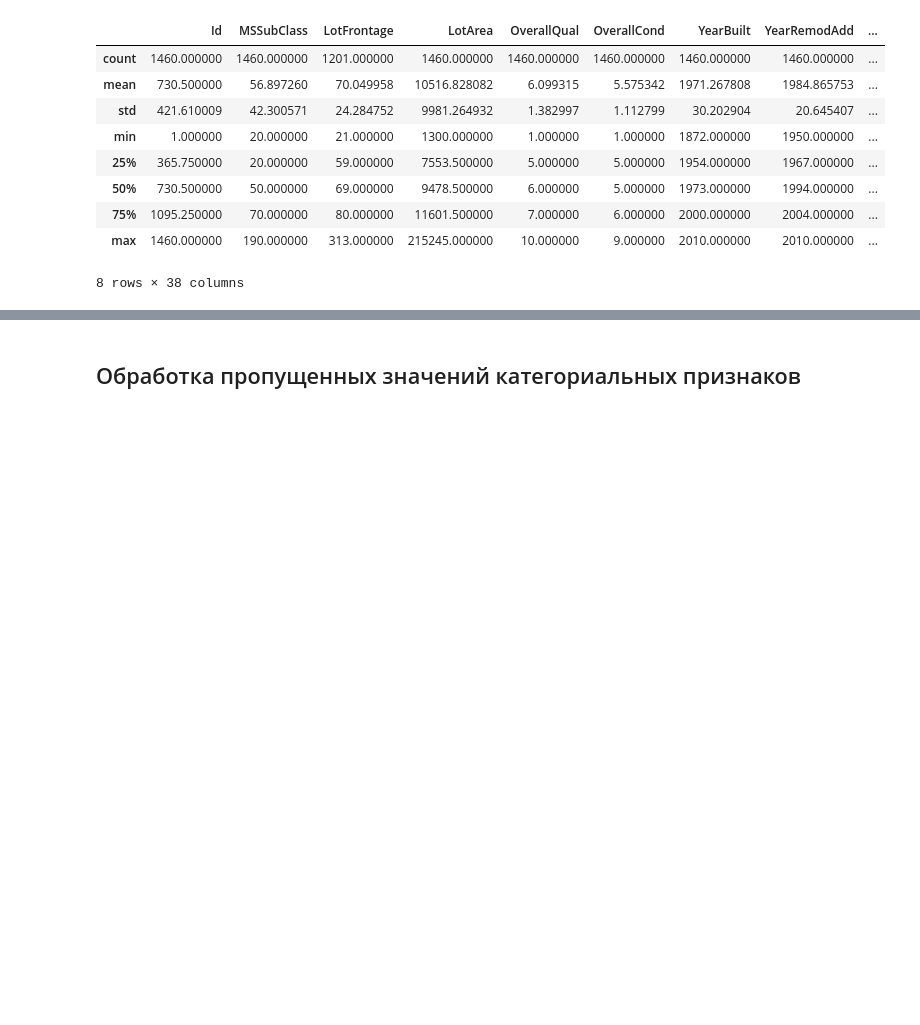
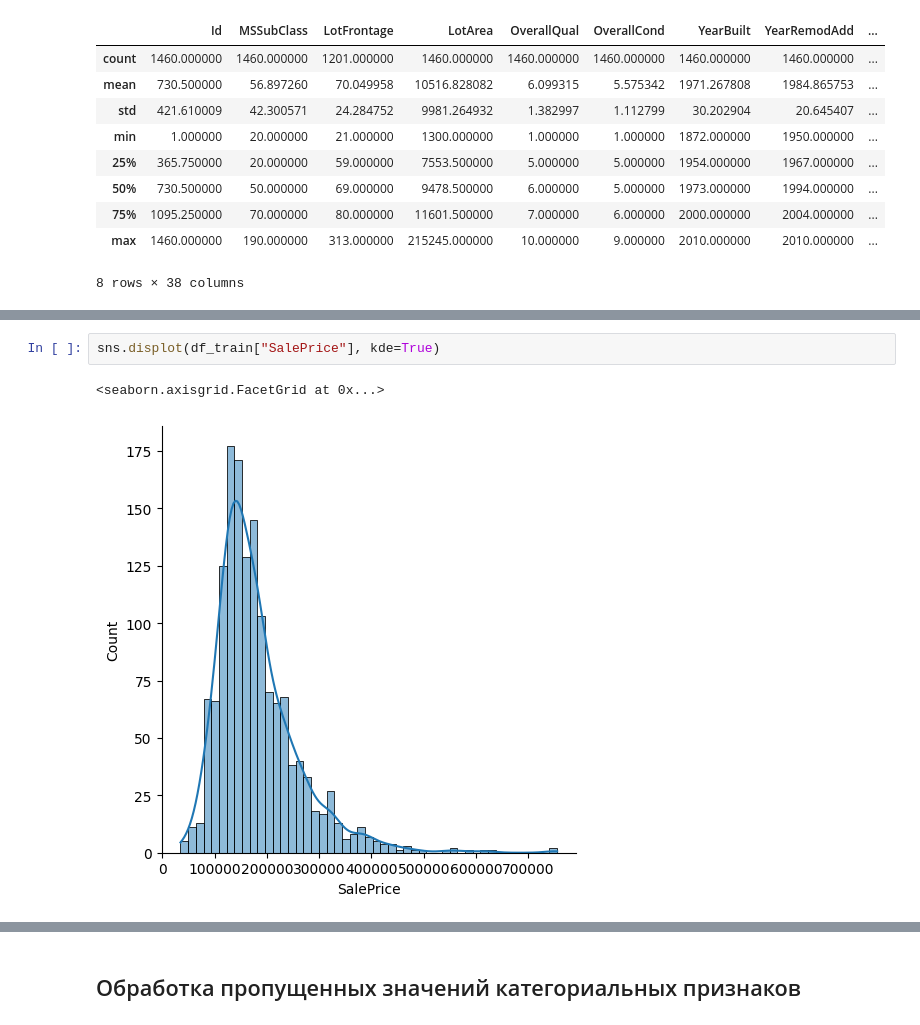
Before and after one commit to Qugerd/House-Prices, a Jupyter notebook: main.ipynb, the cells around one changed output, grey strips where cells are left out. Cells and saved outputs as stored; diff of their text form; blank space fills up the shorter version.

```diff
--- a/main.ipynb
+++ b/main.ipynb
@@ -25,0 +38,5 @@ df_train.describe()
+# %%
+sns.displot(df_train["SalePrice"], kde=True)
+# %% [output]
+<seaborn.axisgrid.FacetGrid at 0x...>
+[figure, added]
```
Also changed, not shown: parts of 4 cells of this notebook.
